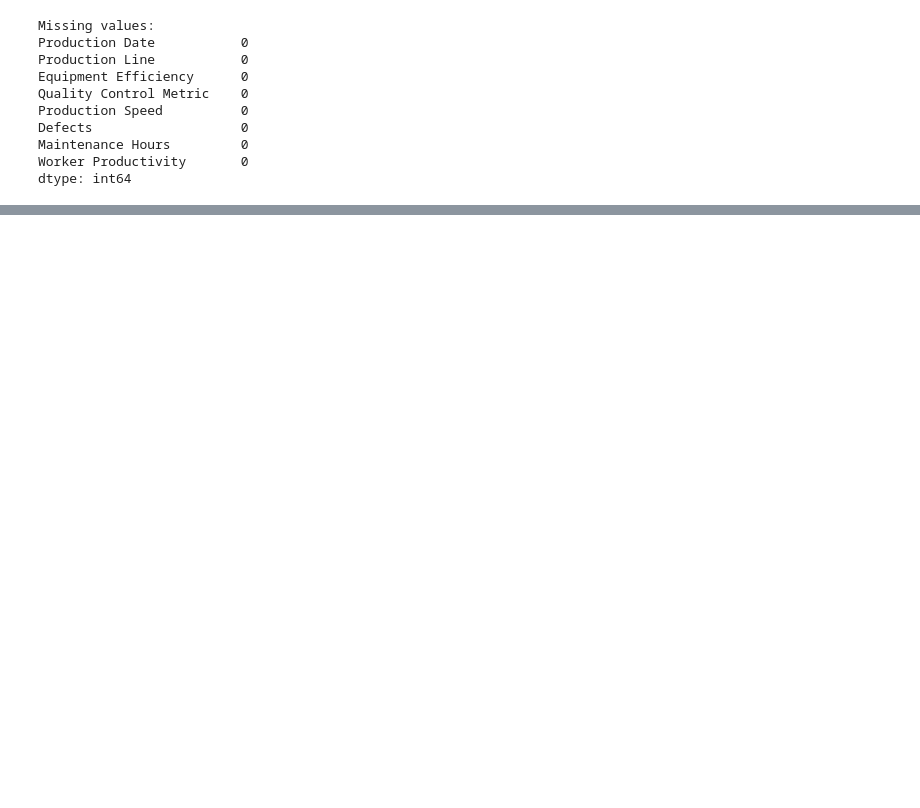
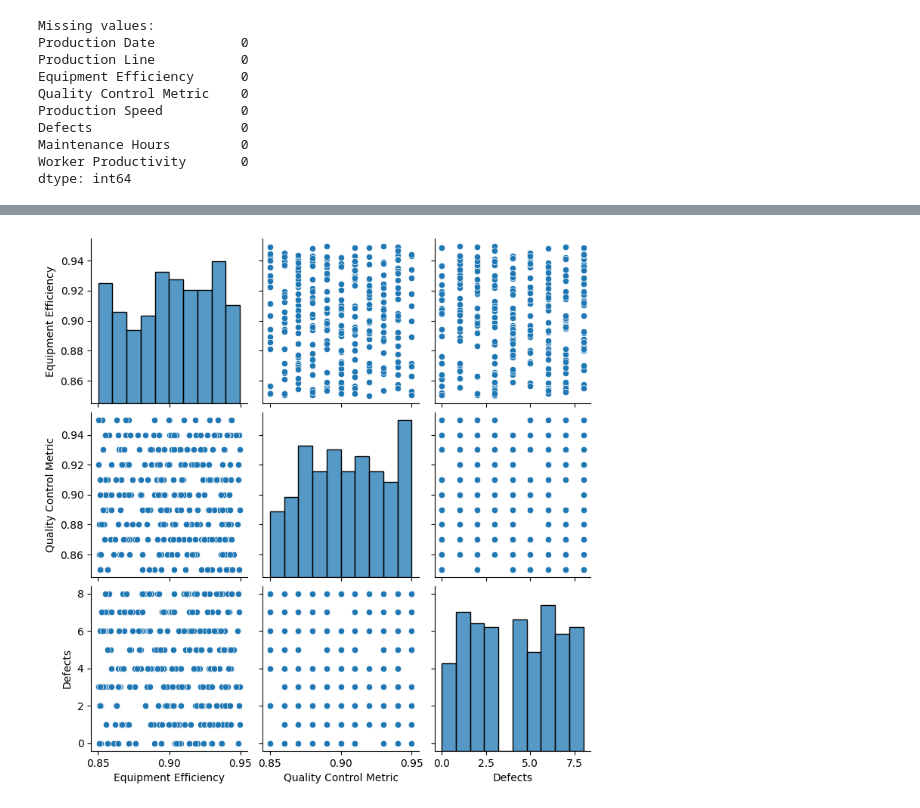
Before and after one commit to husseinalkhafaji02/Manufacturing-Process-Optimization, a Jupyter notebook: optimization.ipynb, the cells around one changed output, grey strips where cells are left out. Cells and saved outputs as stored; diff of their text form; code cells hidden in the pictures; blank space fills up the shorter version.

```diff
--- a/optimization.ipynb
+++ b/optimization.ipynb
@@ -133,0 +199,5 @@ Cleaned Data:
+# %%
+sns.pairplot(df[['Equipment Efficiency', 'Quality Control Metric', 'Production Speed' , 'Defects']])
+plt.show()
+# %% [output]
+[figure, added]
```
Also changed, not shown: parts of 13 cells of this notebook.
